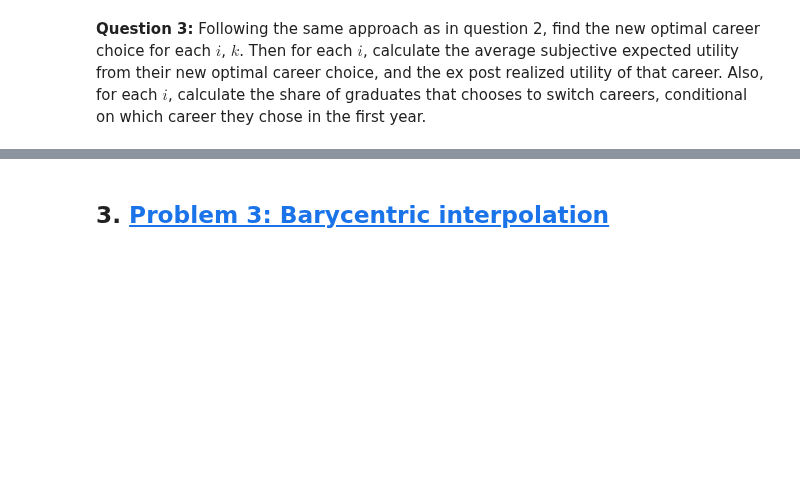
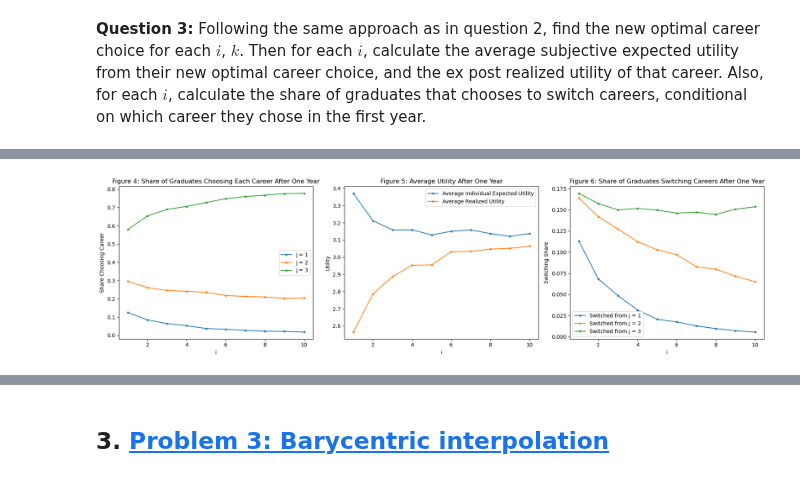
Before and after one commit to NumEconCopenhagen/projects-2024-team-westenholz, a Jupyter notebook: exam_2024/exam_2024.ipynb, the cells around one changed output, grey strips where cells are left out. Drawn from its saved outputs; the diff is of its cells as text; code cells hidden in the pictures; blank space fills up the shorter version.

```diff
--- a/exam_2024/exam_2024.ipynb
+++ b/exam_2024/exam_2024.ipynb
@@ -620,0 +647,86 @@ $$
+# %%
+# We initialize par.c once again due to technical issues:
+par.c = 1
+
+# Step 1: Initialization
+new_career_choices = np.zeros((par.N, par.K), dtype=int)
+new_prior_expected_utilities = np.zeros((par.N, par.K))
+new_realized_utilities = np.zeros((par.N, par.K))
+switches = np.zeros((par.N, par.K), dtype=int)
+
+# Step 2 and 3: Simulate career choices and utilities
+for k in range(par.K):
+    for i in range(par.N):
+        Fi = i + 1
+        epsilon_friends = np.random.normal(0, par.sigma, (par.J, Fi))
+        prior_expectation = par.v[:, np.newaxis] + epsilon_friends
+        prior_expected_utility = np.mean(prior_expectation, axis=1)
+
+        previous_best_career = career_choices[i, k]
+        previous_realized_utility = realized_utilities[i, k]
+
+        # Calculate new prior and realized utilities with switching cost c
+        new_prior_utility = np.where(
+            np.arange(par.J) == previous_best_career,
+            previous_realized_utility,
+            prior_expected_utility - par.c
+        )
+
+        new_realized_utility = np.where(
+            np.arange(par.J) == previous_best_career,
+            previous_realized_utility,
+            par.v + np.random.normal(0, par.sigma, par.J) - par.c
+        )
+
+        new_best_career = np.argmax(new_prior_utility)
+
+        # Update choices and utilities
+        new_career_choices[i, k] = new_best_career
+        new_prior_expected_utilities[i, k] = new_prior_utility[new_best_career]
+        new_realized_utilities[i, k] = new_realized_utility[new_best_career]
+        switches[i, k] = (new_best_career != previous_best_career)
+
+# Step 4: Calculate shares and averages
+career_shares = np.zeros((par.N, par.J))
+avg_prior_expected_utilities = np.zeros(par.N)
+avg_realized_utilities = np.zeros(par.N)
+switch_rates = np.zeros((par.N, par.J))
+
+for i in range(par.N):
+    for j in range(par.J):
+        career_shares[i, j] = np.mean(new_career_choices[i, :] == j)
+        switch_rates[i, j] = np.mean((switches[i, :] == 1) & (career_choices[i, :] == j))
+    avg_prior_expected_utilities[i] = np.mean(new_prior_expected_utilities[i, :])
+    avg_realized_utilities[i] = np.mean(new_realized_utilities[i, :])
+
+# Step 5: Plot the figures
+fig, axs = plt.subplots(1, 3, figsize=(18, 5))
+
+# Figure 4: Share of graduates choosing each career after switching
+for j in range(par.J):
+    axs[0].plot(range(1, par.N + 1), career_shares[:, j], marker='.', label=f'j = {j+1}')
+axs[0].set_xlabel('i')
+axs[0].set_ylabel('Share Choosing Career')
+axs[0].set_title('Figure 4: Share of Graduates Choosing Each Career After One Year')
+axs[0].legend()
+
+# Figure 5: Average subjective expected utility after switching
+axs[1].plot(range(1, par.N + 1), avg_prior_expected_utilities, marker='.', label='Average Individual Expected Utility')
+axs[1].plot(range(1, par.N + 1), avg_realized_utilities, marker='.', label='Average Realized Utility')
+axs[1].set_xlabel('i')
+axs[1].set_ylabel('Utility')
+axs[1].set_title('Figure 5: Average Utility After One Year')
+axs[1].legend()
+
+# Figure 6: Share of graduates switching careers after one year
+for j in range(par.J):
+    axs[2].plot(range(1, par.N + 1), switch_rates[:, j], marker='.', label=f'Switched from j = {j+1}')
+axs[2].set_xlabel('i')
+axs[2].set_ylabel('Switching Share')
+axs[2].set_title('Figure 6: Share of Graduates Switching Careers After One Year')
+axs[2].legend()
+
+plt.tight_layout()
+plt.show()
+# %% [output]
+[figure, added]
```
Also changed, not shown: parts of 33 cells of this notebook, 2 other files.
